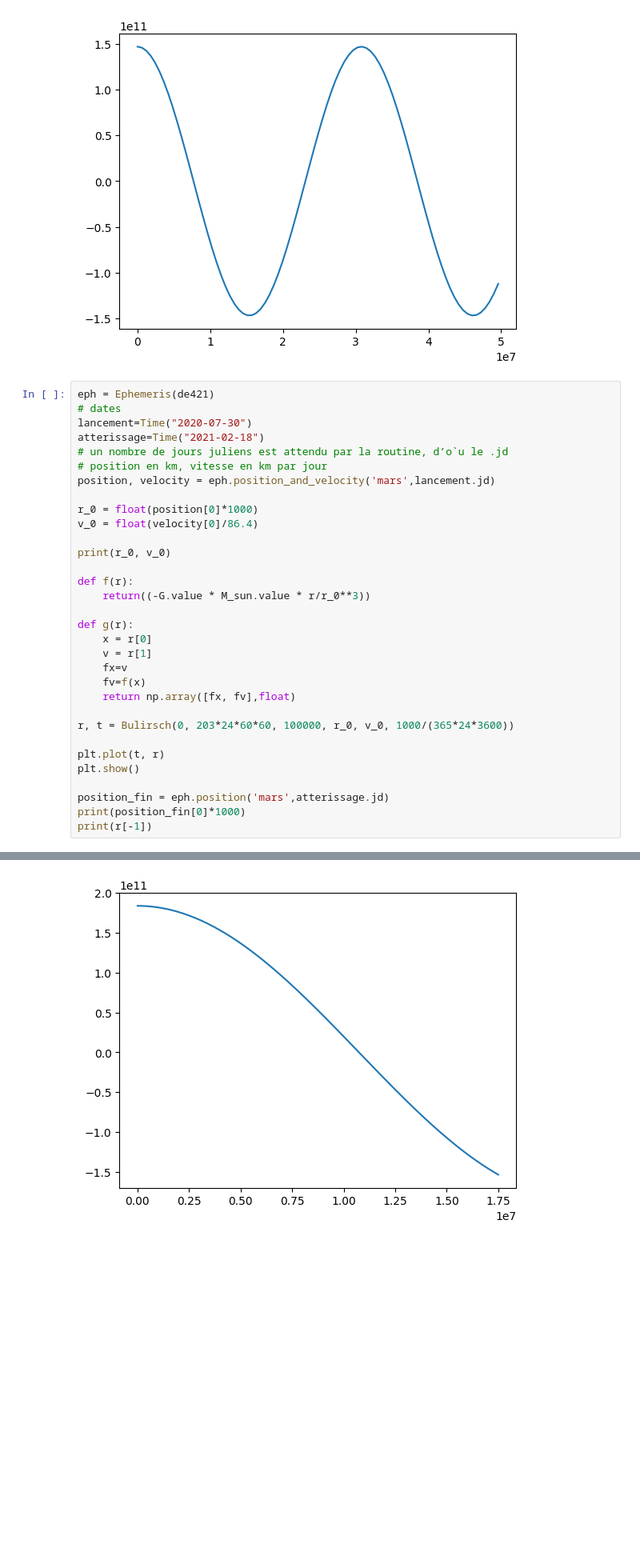
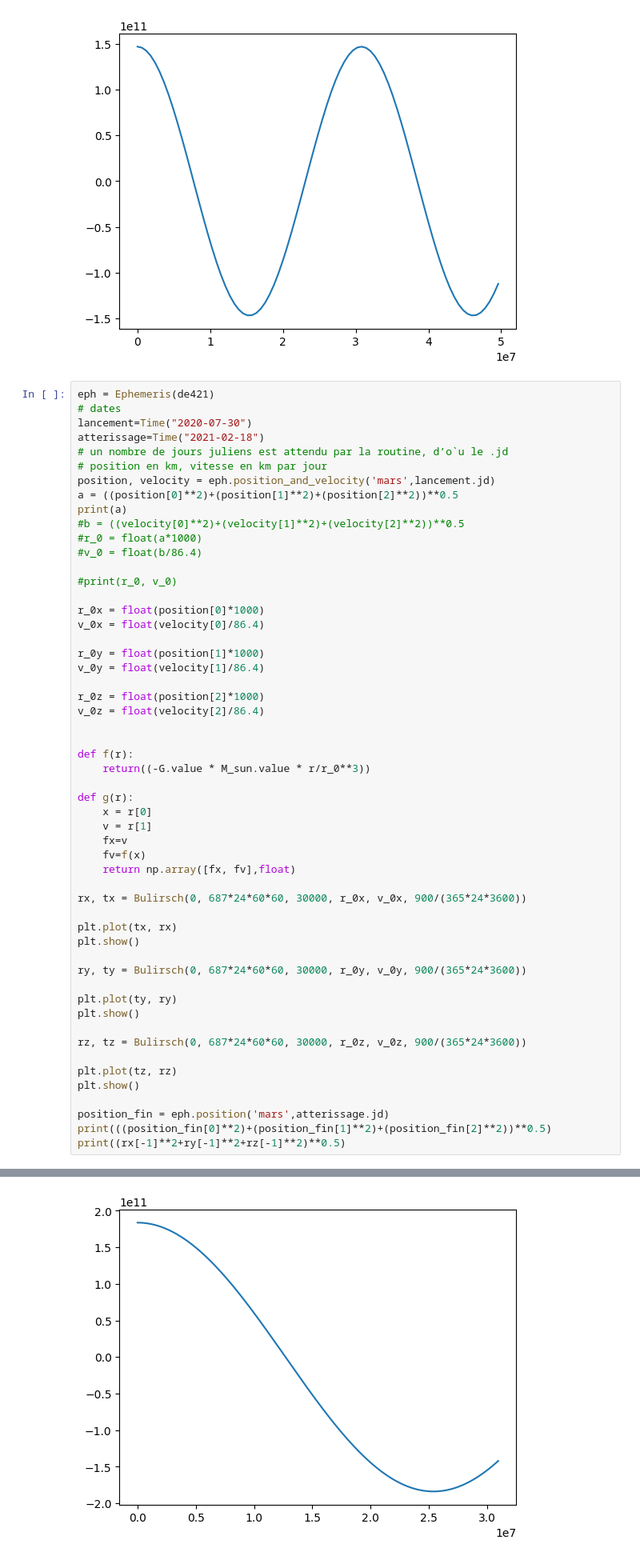
Before and after one commit to gamer39/Physique_numerique, a Jupyter notebook: Tp3/tp3.ipynb, the cells around one changed output, grey strips where cells are left out. Shown at 80% size. Drawn from its saved outputs; the diff is of its cells as text; blank space fills up the shorter version.

```diff
--- a/Tp3/tp3.ipynb
+++ b/Tp3/tp3.ipynb
@@ -213,11 +213,23 @@ atterissage=Time("2021-02-18")
 # un nombre de jours juliens est attendu par la routine, d’o`u le .jd
 # position en km, vitesse en km par jour
 position, velocity = eph.position_and_velocity('mars',lancement.jd)
+a = ((position[0]**2)+(position[1]**2)+(position[2]**2))**0.5
+print(a)
+#b = ((velocity[0]**2)+(velocity[1]**2)+(velocity[2]**2))**0.5
+#r_0 = float(a*1000)
+#v_0 = float(b/86.4)
 
-r_0 = float(position[0]*1000)
-v_0 = float(velocity[0]/86.4)
+#print(r_0, v_0)
 
-print(r_0, v_0)
+r_0x = float(position[0]*1000)
+v_0x = float(velocity[0]/86.4)
+
+r_0y = float(position[1]*1000)
+v_0y = float(velocity[1]/86.4)
+
+r_0z = float(position[2]*1000)
+v_0z = float(velocity[2]/86.4)
+
 
 def f(r):
     return((-G.value * M_sun.value * r/r_0**3))
@@ -229,12 +241,22 @@ def g(r):
     fv=f(x)
     return np.array([fx, fv],float)
 
-r, t = Bulirsch(0, 203*24*60*60, 100000, r_0, v_0, 1000/(365*24*3600))
+rx, tx = Bulirsch(0, 687*24*60*60, 30000, r_0x, v_0x, 900/(365*24*3600))
 
-plt.plot(t, r)
+plt.plot(tx, rx)
+plt.show()
+
+ry, ty = Bulirsch(0, 687*24*60*60, 30000, r_0y, v_0y, 900/(365*24*3600))
+
+plt.plot(ty, ry)
+plt.show()
+
+rz, tz = Bulirsch(0, 687*24*60*60, 30000, r_0z, v_0z, 900/(365*24*3600))
+
+plt.plot(tz, rz)
 plt.show()
 
 position_fin = eph.position('mars',atterissage.jd)
-print(position_fin[0]*1000)
-print(r[-1])
+print(((position_fin[0]**2)+(position_fin[1]**2)+(position_fin[2]**2))**0.5)
+print((rx[-1]**2+ry[-1]**2+rz[-1]**2)**0.5)
 # %% [output]
@@ -242 +264 @@ print(r[-1])
-[figure, old version]
+[figure, new version]
```
Also changed, not shown: parts of 1 cell of this notebook.
